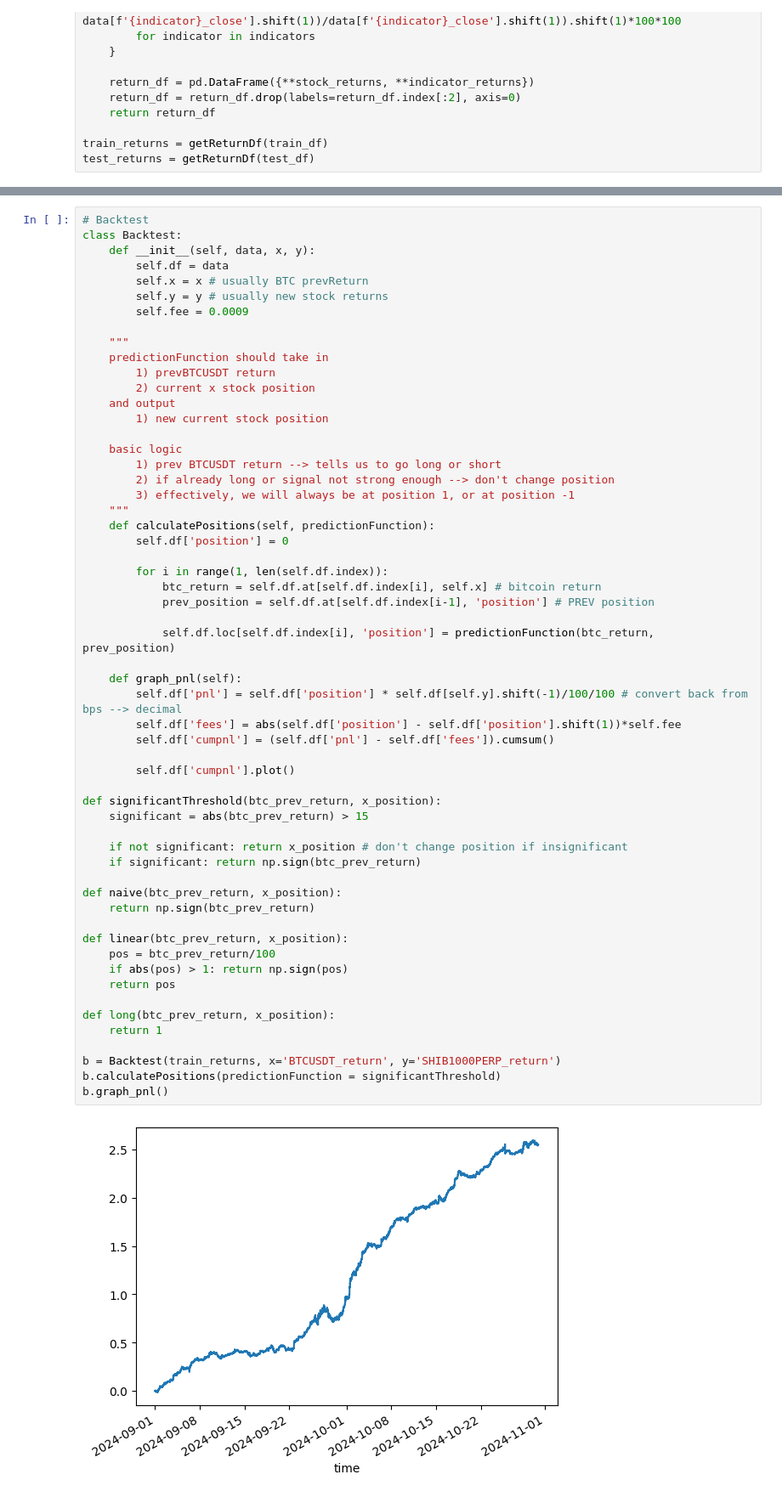
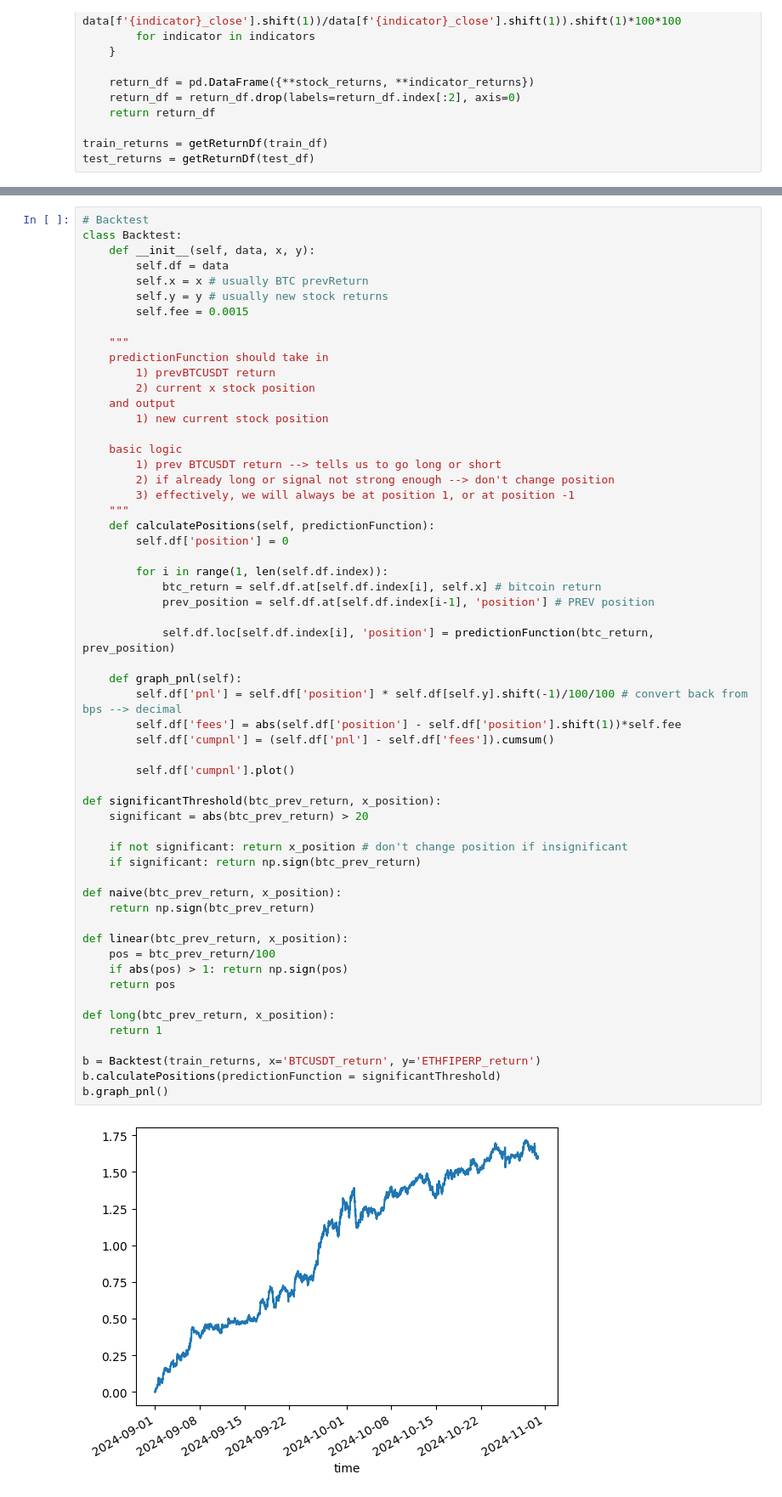
Before and after one commit to akhilkammila/cryptoAnalysis, a Jupyter notebook: autocorrelation/backtest.ipynb, the cells around one changed output, grey strips where cells are left out. Shown at 85% size. Saved outputs shown, nothing was run; the diff lists cells and outputs as text.

```diff
--- a/autocorrelation/backtest.ipynb
+++ b/autocorrelation/backtest.ipynb
@@ -142,7 +130,7 @@ class Backtest:
         self.df = data
         self.x = x # usually BTC prevReturn
         self.y = y # usually new stock returns
-        self.fee = 0.0009
+        self.fee = 0.0015
 
     """
     predictionFunction should take in
@@ -164,34 +152,34 @@ class Backtest:
             prev_position = self.df.at[self.df.index[i-1], 'position'] # PREV position
 
             self.df.loc[self.df.index[i], 'position'] = predictionFunction(btc_return, prev_position)
 
     def graph_pnl(self):
         self.df['pnl'] = self.df['position'] * self.df[self.y].shift(-1)/100/100 # convert back from bps --> decimal
         self.df['fees'] = abs(self.df['position'] - self.df['position'].shift(1))*self.fee
         self.df['cumpnl'] = (self.df['pnl'] - self.df['fees']).cumsum()
 
         self.df['cumpnl'].plot()
 
 def significantThreshold(btc_prev_return, x_position):
-    significant = abs(btc_prev_return) > 15
+    significant = abs(btc_prev_return) > 20
 
     if not significant: return x_position # don't change position if insignificant
     if significant: return np.sign(btc_prev_return)
 
 def naive(btc_prev_return, x_position):
     return np.sign(btc_prev_return)
 
 def linear(btc_prev_return, x_position):
     pos = btc_prev_return/100
     if abs(pos) > 1: return np.sign(pos)
     return pos
 
 def long(btc_prev_return, x_position):
     return 1
 
-b = Backtest(train_returns, x='BTCUSDT_return', y='SHIB1000PERP_return')
+b = Backtest(train_returns, x='BTCUSDT_return', y='ETHFIPERP_return')
 b.calculatePositions(predictionFunction = significantThreshold)
 b.graph_pnl()
 # %% [output]
-[figure, old version]
+[figure, new version]
 # %%
```
Also changed, not shown: parts of 2 cells of this notebook, 2 other files.
